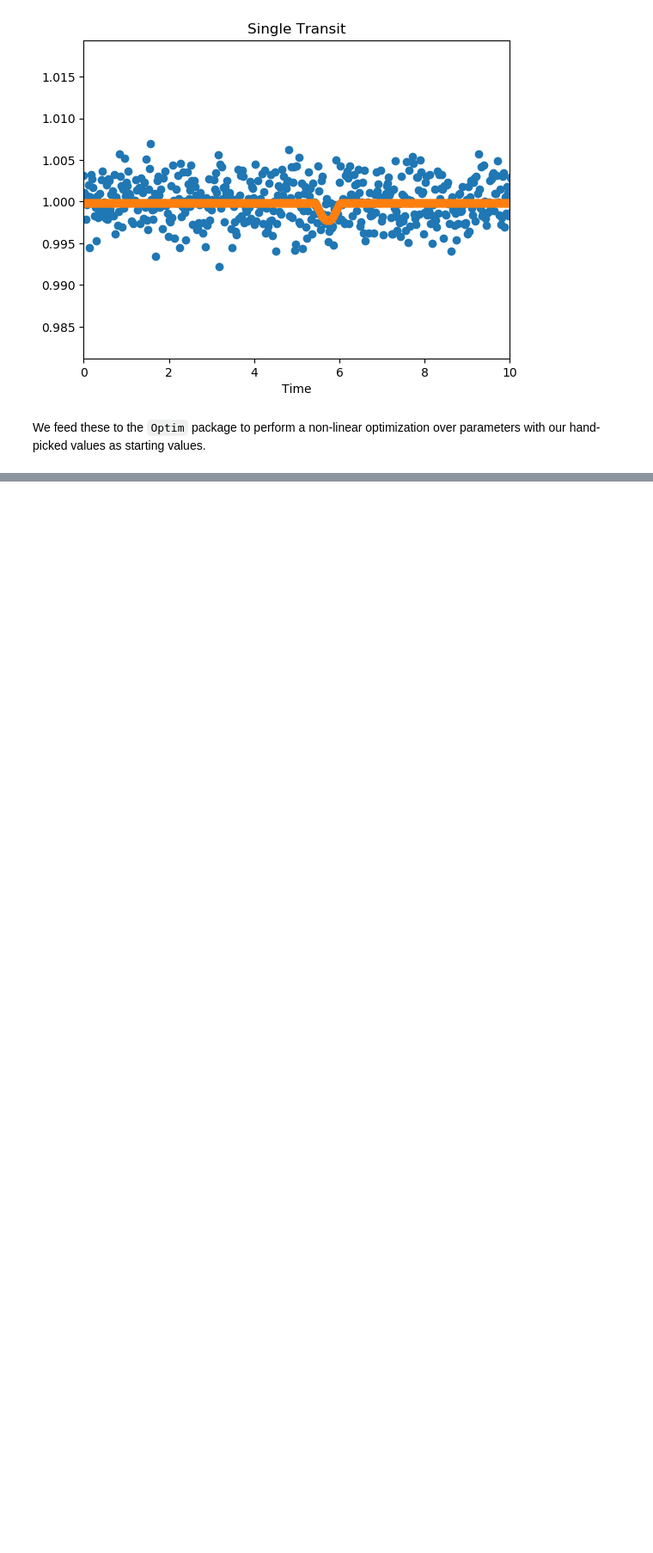
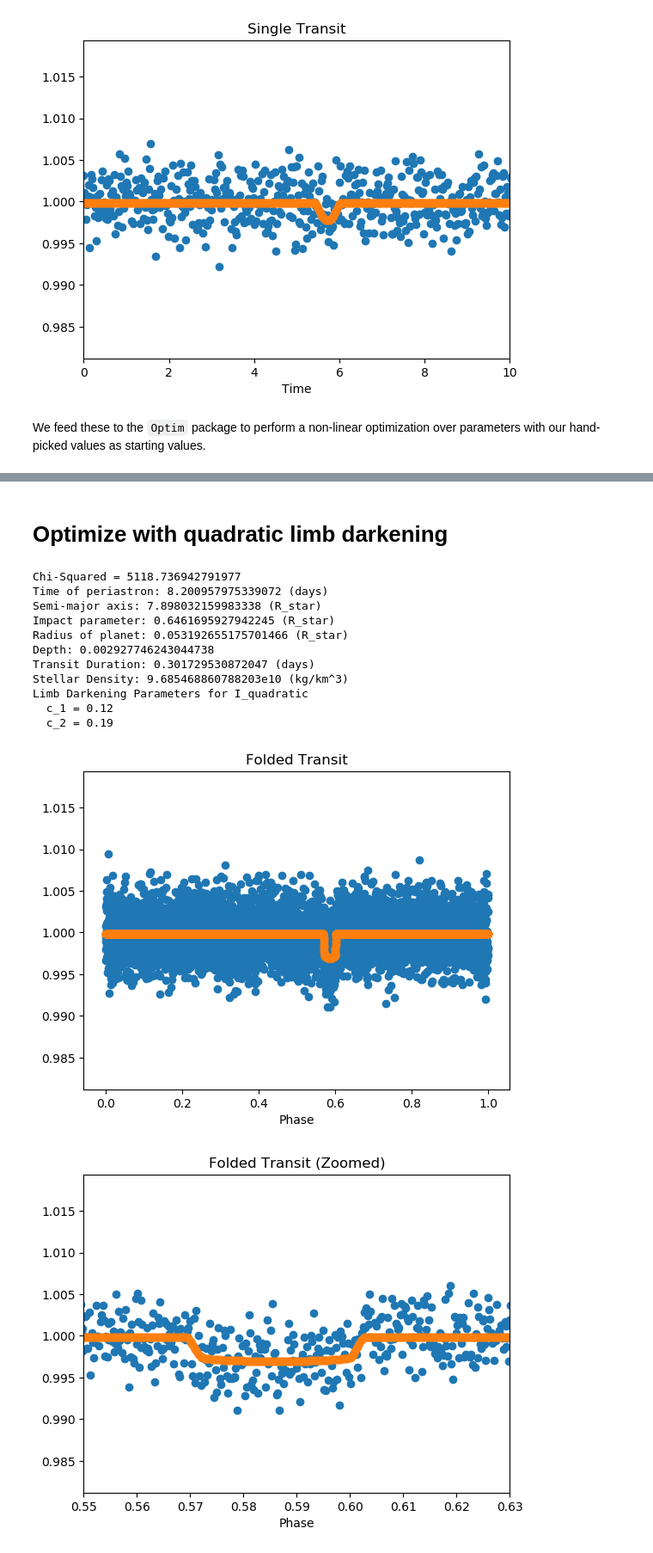
Before and after one commit to curriem/exoplanets_class, a Jupyter notebook: hw2/exoplanets_hw2.ipynb, the cells around one changed output, grey strips where cells are left out. Shown at 86% size. Saved outputs shown, nothing was run; the diff lists cells and outputs as text; code cells hidden in the pictures; blank space fills up the shorter version.

```diff
--- a/hw2/exoplanets_hw2.ipynb
+++ b/hw2/exoplanets_hw2.ipynb
@@ -179,8 +190,8 @@ r_p = 0.5
 
 for d in d_grid
     append!(deltas_const, compute_delta(d, I_func=I_const, r_p))
-    append!(deltas_linear, compute_delta(d, I_func=I_linear, r_p))
-    append!(deltas_quatratic, compute_delta(d, I_func=I_quadratic, r_p))
+    append!(deltas_linear, compute_delta(d, I_func=I_linear, I_func_params=[1], r_p))
+    append!(deltas_quatratic, compute_delta(d, I_func=I_quadratic, I_func_params=[0.5, 0.5], r_p))
 end
 
 figure()
@@ -422,7 +433,7 @@ end;
 # %% [markdown]
 We make a function that models a lightcurve at a set of times for a given period $P$, $t_p$, $a$, $b$, $R_p / R_{*}$. We assume a constant intensity profile.
 # %%
-function model_lightcurve(times, P, t_p, a, b, radius_ratio; I_func=I_const, num_steps=100)
+function model_lightcurve(times, P, t_p, a, b, radius_ratio; I_func=I_const, I_func_params=[], num_steps=100)
     if a - r_p < 1
         print("Warning! Planet interstects star: difference between semi-major axis a and planet radius r_p less than one\n")
         flush(stdout)
@@ -440,7 +451,8 @@ function model_lightcurve(times, P, t_p, a, b, radius_ratio; I_func=I_const, num
 
     d_proj = a * cos.(M)
     d = sign.(d_proj) .* sqrt.(d_proj.^2 .+ b^2)
-    flux_model = I_0 .* ( 1 .- compute_delta.(d, radius_ratio, I_func=I_func, num_steps=num_steps) )
+    flux_model = I_0 .* ( 1 .- compute_delta.(d, radius_ratio, I_func=I_func,
+                                                I_func_params=I_func_params, num_steps=num_steps) )
 
     # Block out secondary transits
     flux_model[behind_star] .= I_0
@@ -713,0 +762,20 @@ Stellar Density: 8.818567876826839e10 (kg/km^3)
+# %% [markdown]
+# Optimize with quadratic limb darkening
+# %%
+c_1 = 0.5
+c_2 = 0.5
+test_parameters([t_p, a, b, r_p, c_1, c_2], I_quadratic)
+# %% [output]
+Chi-Squared = 5118.736942791977
+Time of periastron: 8.200957975339072 (days)
+Semi-major axis: 7.898032159983338 (R_star)
+Impact parameter: 0.6461695927942245 (R_star)
+Radius of planet: 0.053192655175701466 (R_star)
+Depth: 0.002927746243044738
+Transit Duration: 0.301729530872047 (days)
+Stellar Density: 9.685468860788203e10 (kg/km^3)
+Limb Darkening Parameters for I_quadratic
+  c_1 = 0.12
+  c_2 = 0.19
+[figure, added]
+[figure, added]
```
Also changed, not shown: parts of 28 cells of this notebook, 3 other files.
